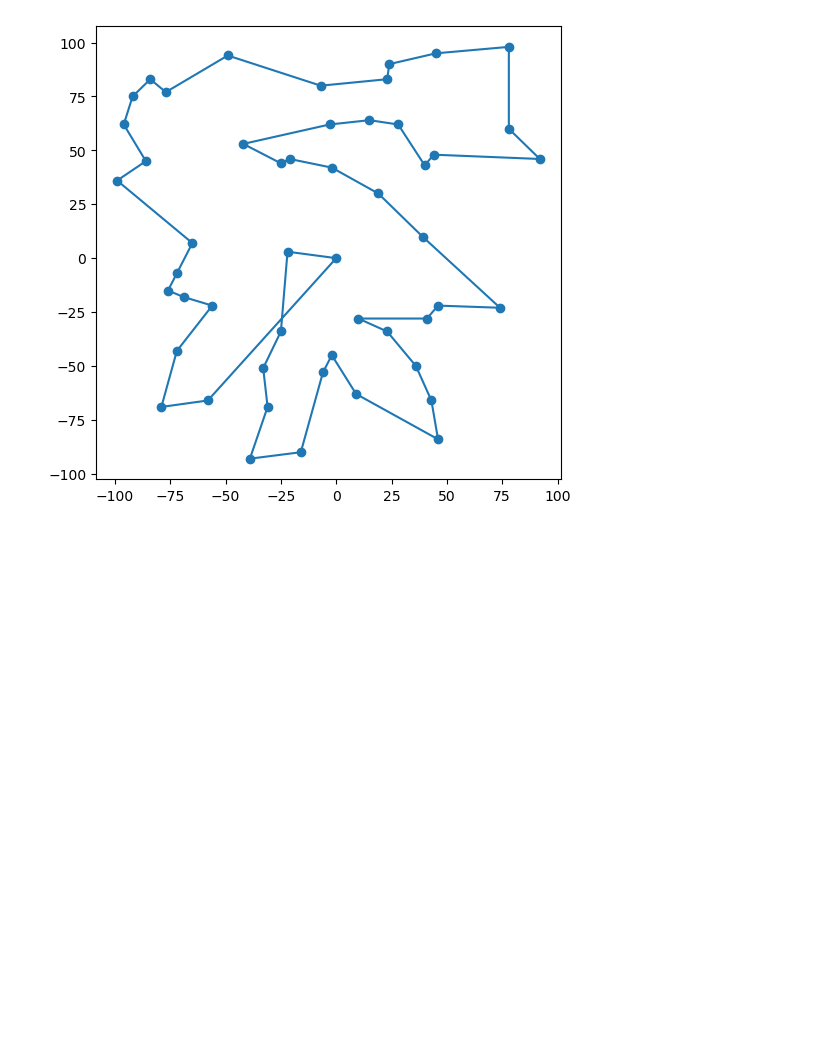
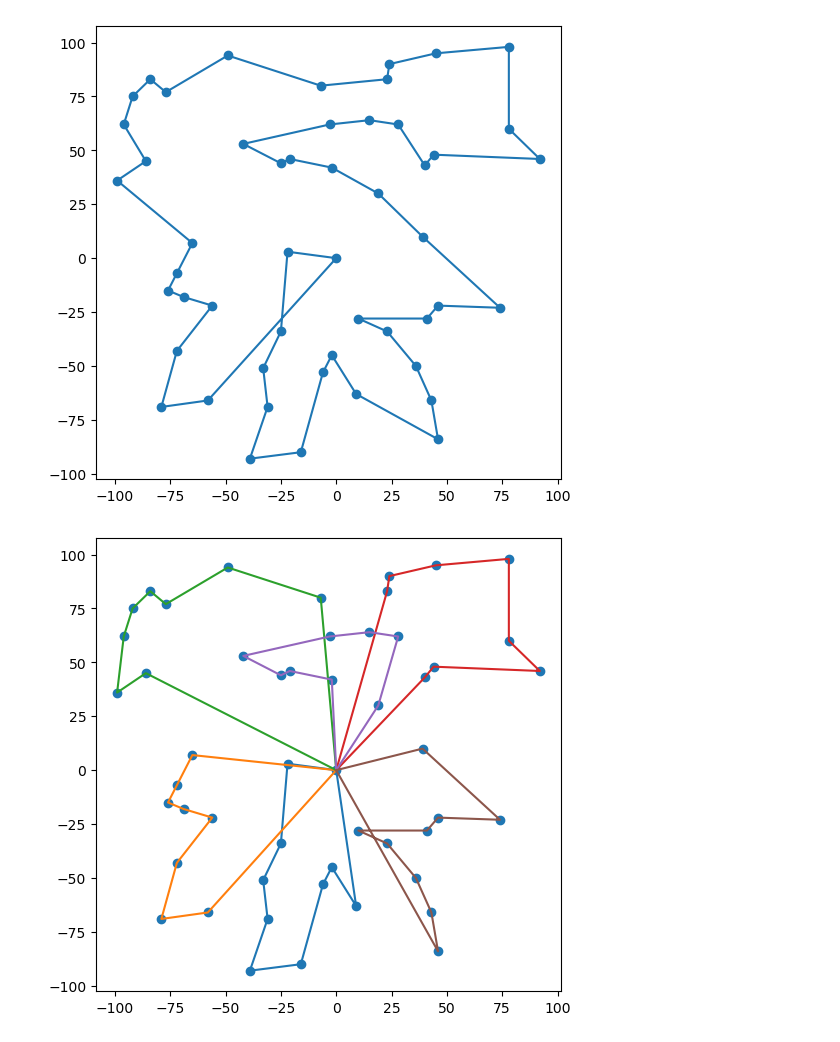
Before and after one commit to EvgenyOleshkevich/transopt_routing, a Jupyter notebook: NIER/NIR_balanced.ipynb, the cells around one changed output. Drawn from its saved outputs; the diff is of its cells as text; code cells hidden in the pictures; blank space fills up the shorter version.

```diff
--- a/NIER/NIR_balanced.ipynb
+++ b/NIER/NIR_balanced.ipynb
@@ -200,3 +200,22 @@ for rout in routs1:
 # 1234.35 - sweeping + Lin-Kernighan + 2-3-opt
 # %% [output]
 [figure]
+# %%
+routs_index = [[0, 21, 12, 20, 15, 7, 36, 25, 37, 50, 0],
+[0, 22, 23, 14, 9, 40, 18, 30, 49, 0],
+[0, 48, 5, 6, 26, 45, 11, 17, 2, 0],
+[0, 4, 24, 8, 16, 3, 29, 34, 44, 0],
+[0, 10, 39, 31, 28, 32, 47, 1, 41, 0],
+[0, 43, 33, 35, 27, 42, 19, 38, 13, 46, 0]]
+rout_X = []
+rout_Y = []
+
+fig = plt.figure(figsize=(6,6), dpi=100)
+
+routs1 = get_routs(routs_index)
+scatter(X,Y)
+for rout in routs1:
+    plt.plot(rout[0], rout[1])
+# 1234.35 - sweeping + Lin-Kernighan + 2-3-opt
+# %% [output]
+[figure, added]
```
Also changed, not shown: 3 other files.
